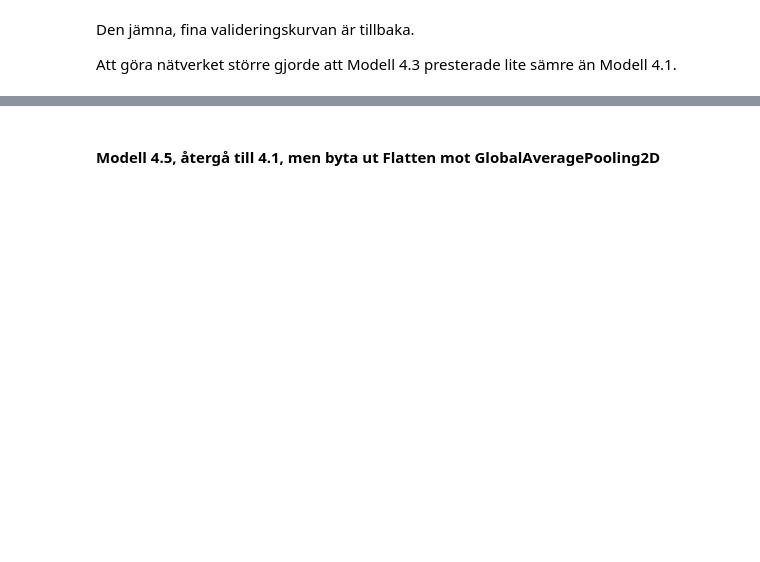
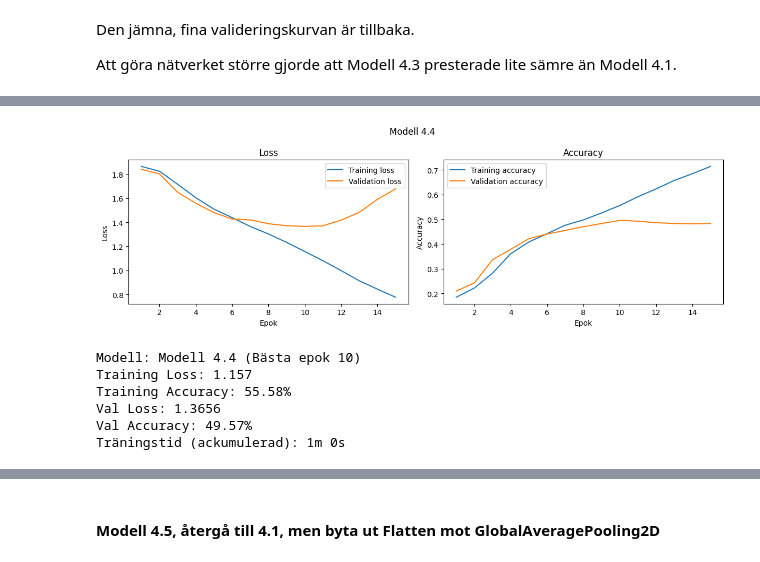
Before and after one commit to josefinoleryd/facial-expression-cnn, a Jupyter notebook: model-experiments-and-report.ipynb, the cells around one changed output, grey strips where cells are left out. Saved outputs shown, nothing was run; the diff lists cells and outputs as text; code cells hidden in the pictures; blank space fills up the shorter version.

```diff
--- a/model-experiments-and-report.ipynb
+++ b/model-experiments-and-report.ipynb
@@ -2259,2 +2308,15 @@ history_4_4, training_time_4_4 = train_model(
 # %%
 plot_history(history_4_4, title="Modell 4.4")
+
+model_4_4_result = get_best_epoch("Modell 4.4", history_4_4, training_time_4_4)
+
+for key, value in model_4_4_result.items():
+    print(f"{key}: {value}")
+# %% [output]
+[figure, added]
+Modell: Modell 4.4 (Bästa epok 10)
+Training Loss: 1.157
+Training Accuracy: 55.58%
+Val Loss: 1.3656
+Val Accuracy: 49.57%
+Träningstid (ackumulerad): 1m 0s
```
Also changed, not shown: parts of 60 cells of this notebook, 2 other files.
